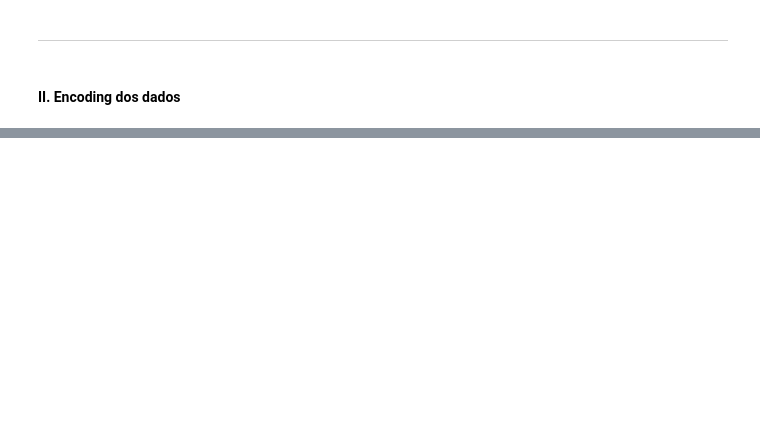
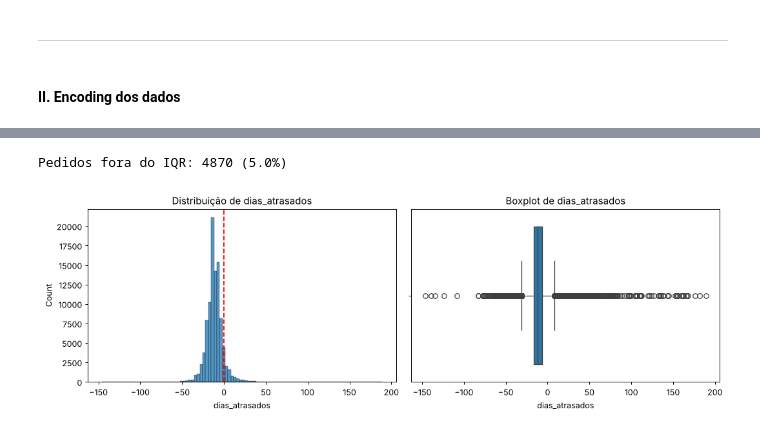
Before and after one commit to arcseno/previsaoAtrasoEntrega, a Jupyter notebook: notebooks/05_modelo_baseline.ipynb, the cells around one changed output, grey strips where cells are left out. Saved outputs shown, nothing was run; the diff lists cells and outputs as text; code cells hidden in the pictures; blank space fills up the shorter version.

```diff
--- a/notebooks/05_modelo_baseline.ipynb
+++ b/notebooks/05_modelo_baseline.ipynb
@@ -81,0 +125,8 @@ Index(['order_id', 'customer_id', 'order_status', 'order_purchase_timestamp',
+# %%
+pedidos["janela_prometida"] = (pedidos["order_estimated_delivery_date"] - pedidos["order_purchase_timestamp"]).dt.total_seconds() / 86400
+pedidos["dia_semana_compra"] = pedidos["order_purchase_timestamp"].dt.dayofweek
+pedidos["epoca_alta_demanda"] = pedidos["order_purchase_timestamp"].dt.month.isin([11, 12]).astype(int)
+pedidos["percentual_frete"] = pedidos["frete_total"] / pedidos["preco_total"] * 100
+pedidos["cross_state"] = pedidos["cross_state"].astype(int)
+
+pedidos[["janela_prometida", "dia_semana_compra", "epoca_alta_demanda", "percentual_frete"]].describe()
@@ -81,0 +158,20 @@ Index(['order_id', 'customer_id', 'order_status', 'order_purchase_timestamp',
+# %%
+alvo = "dias_atrasados"
+
+numericas = [
+    "janela_prometida",          # prazo que o cliente recebeu
+    "distancia_km",              # distância vendedor -> cliente
+    "cross_state",               # vendedor em outro estado
+    "taxa_atraso_vendedor",      # histórico de atraso do vendedor (só pedidos anteriores)
+    "volume_historico_vendedor", # experiência do vendedor
+    "preco_total", "frete_total", "percentual_frete",
+    "peso_total_g", "volume_total_cm3",
+    "quantidade_itens_pedido", "vendedores_distintos",
+    "payment_installments",
+    "dia_semana_compra", "epoca_alta_demanda",
+]
+dummies = [c for c in pedidos.columns
+           if c.startswith("product_category_name_english_") or c.startswith("payment_type_")]
+estados = ["customer_state", "seller_state"]  # viram dummies mais pra frente
+
+print(len(numericas), "numéricas +", len(dummies), "dummies de categoria/pagamento + estados")
@@ -81,0 +186,18 @@ Index(['order_id', 'customer_id', 'order_status', 'order_purchase_timestamp',
+# %%
+fig, axes = plt.subplots(1, 2, figsize=(12, 4))
+sns.histplot(pedidos[alvo], bins=100, ax=axes[0])
+axes[0].set_title("Distribuição de dias_atrasados")
+axes[0].axvline(0, color="red", linestyle="--")
+sns.boxplot(x=pedidos[alvo], ax=axes[1])
+axes[1].set_title("Boxplot de dias_atrasados")
+plt.tight_layout()
+plt.show()
+
+Q1 = pedidos[alvo].quantile(0.25)
+Q3 = pedidos[alvo].quantile(0.75)
+IQR = Q3 - Q1
+fora = ((pedidos[alvo] < Q1 - 1.5 * IQR) | (pedidos[alvo] > Q3 + 1.5 * IQR)).sum()
+print(f"Pedidos fora do IQR: {fora} ({fora / len(pedidos):.1%})")
+# %% [output]
+Pedidos fora do IQR: 4870 (5.0%)
+[figure, added]
```
Also changed, not shown: parts of 46 cells of this notebook.
